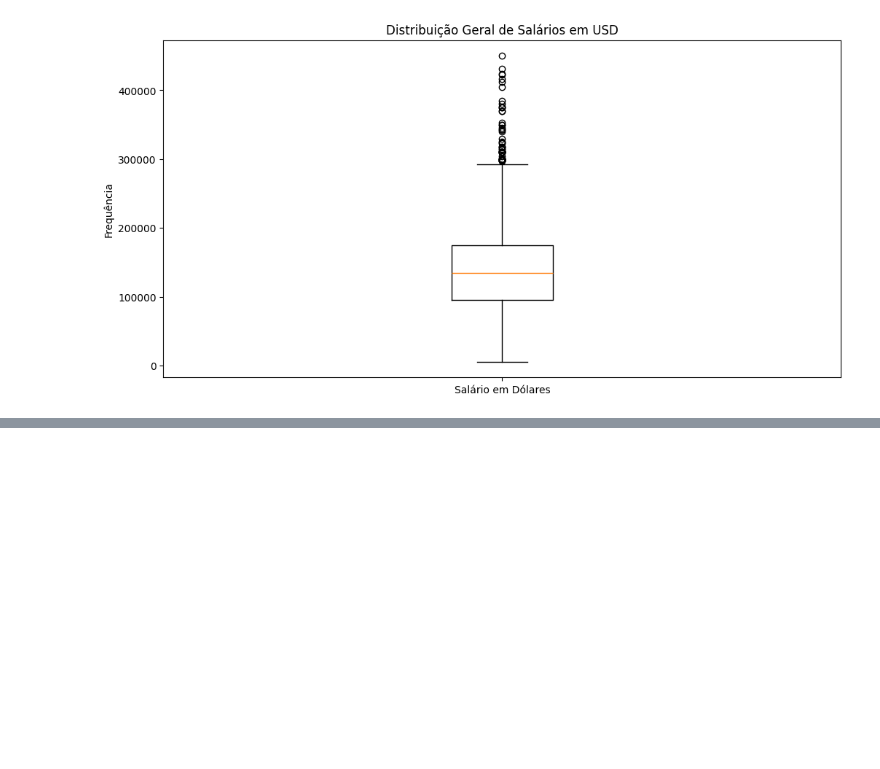
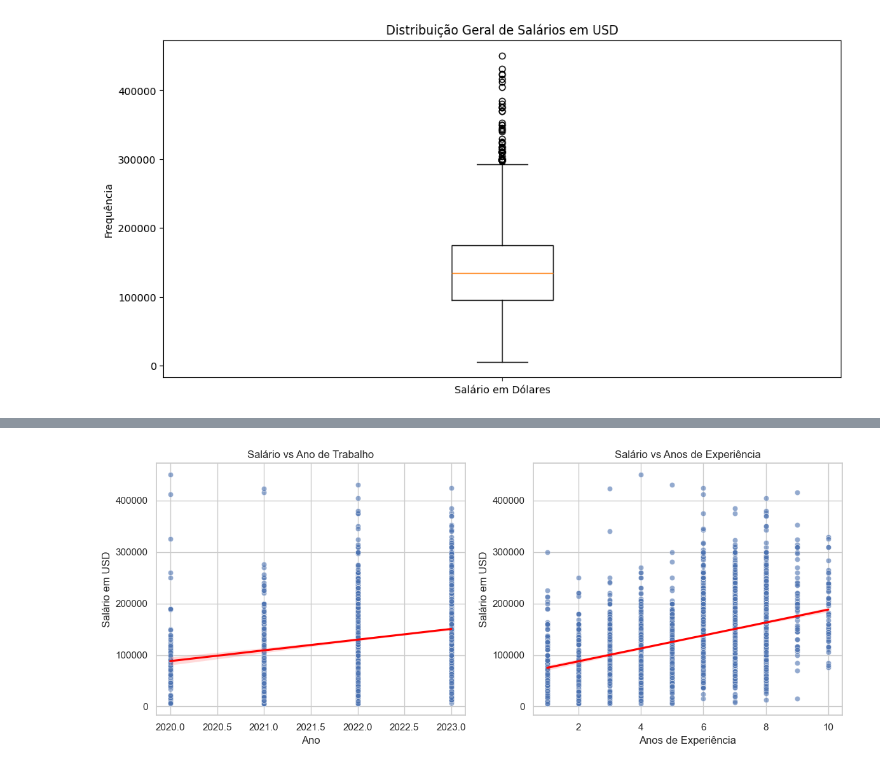
Before and after one commit to dingosin/desafiodnc, a Jupyter notebook: Desafio/analise_de_dados.ipynb, the cells around one changed output, grey strips where cells are left out. Drawn from its saved outputs; the diff is of its cells as text; code cells hidden in the pictures; blank space fills up the shorter version.

```diff
--- a/Desafio/analise_de_dados.ipynb
+++ b/Desafio/analise_de_dados.ipynb
@@ -310,0 +341,24 @@ plt.show()
+# %%
+sns.set(style="whitegrid")
+plt.figure(figsize=(12, 5))
+
+# Gráfico 1: Salário vs Ano
+plt.subplot(1, 2, 1)
+sns.scatterplot(data=df, x='work_year', y='salary_in_usd', alpha=0.6)
+sns.regplot(data=df, x='work_year', y='salary_in_usd', scatter=False, color='red')
+plt.title('Salário vs Ano de Trabalho')
+plt.xlabel('Ano')
+plt.ylabel('Salário em USD')
+
+# Gráfico 2: Salário vs Experiência
+plt.subplot(1, 2, 2)
+sns.scatterplot(data=df, x='years_of_experience', y='salary_in_usd', alpha=0.6)
+sns.regplot(data=df, x='years_of_experience', y='salary_in_usd', scatter=False, color='red')
+plt.title('Salário vs Anos de Experiência')
+plt.xlabel('Anos de Experiência')
+plt.ylabel('Salário em USD')
+
+plt.tight_layout()
+plt.show()
+# %% [output]
+[figure, added]
```
Also changed, not shown: parts of 1 cell of this notebook.
